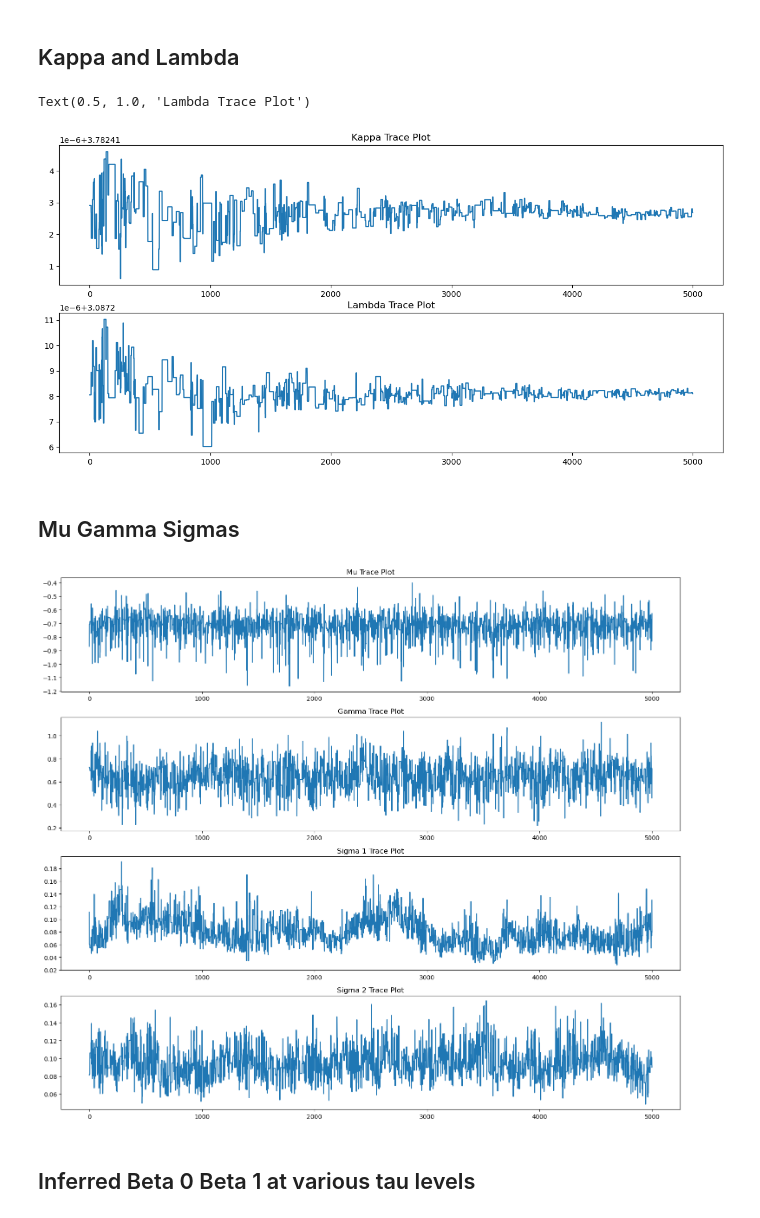
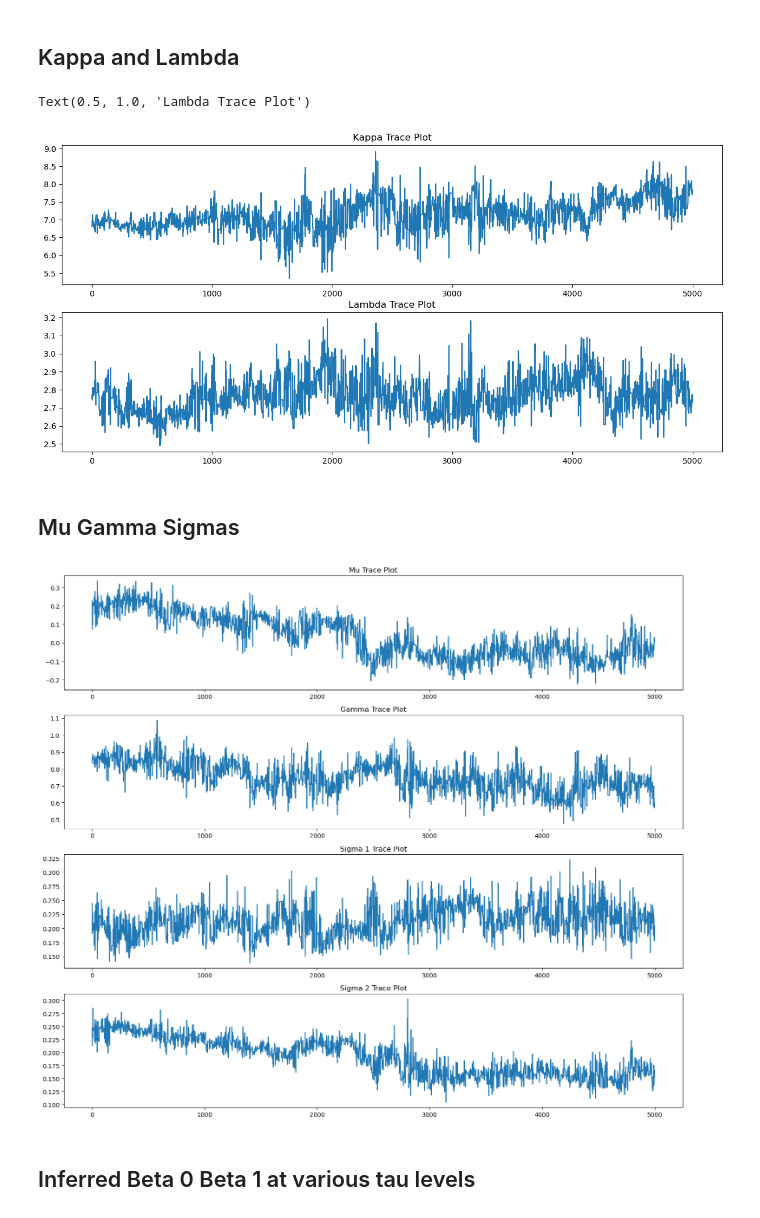
Before and after one commit to titzehong/Joint_Quant_Reg, a Jupyter notebook: Joint QR Single Var MCMC.ipynb, the cells around one changed output. Saved outputs shown, nothing was run; the diff lists cells and outputs as text; code cells hidden in the pictures.

```diff
--- a/Joint QR Single Var MCMC.ipynb
+++ b/Joint QR Single Var MCMC.ipynb
@@ -507,17 +65,17 @@ from scipy.linalg import block_diag
 # %%
 # Set MCMC Parameters
 s = time.time()
-n_steps = 20000
+n_steps = 15000
 lol_cnt = 0
 
 # Set adaptive metropolis step sizes
-C_1= 0.5
+C_1= 1
 lambda_step_size_1 = 3
-alpha_step_size_1 = 0.5
+alpha_step_size_1 = 0.3
 step_sizes_1 = C_1/(np.arange(1,n_steps+10)**alpha_step_size_1)
 a_target_1 = 0.4
 
-C_2 = 0.8
+C_2 = 1
 lambda_step_size_2 = 3
 alpha_step_size_2 = 0.3
 step_sizes_2 = C_2/(np.arange(1,n_steps+10)**alpha_step_size_2)
@@ -638,6 +196,9 @@ a_check = []
 block_1_accept_cnts = 0
 block_2_accept_cnts = 0
 blk2_check = []
+
+eps_1 = 1e-5
+eps_2 = 1e-5
 # %%
 cov_store_2 = []
 mu_block_store_2 =[]
@@ -654,7 +215,7 @@ for mc_i in range(n_steps):
 
     am_lamb_block1 = np.exp(log_am_lamb_block1)
     proposal_vec  = np.random.multivariate_normal(mu_block1,
-                                                 am_lamb_block1*am_cov_block1)
+                                                 am_lamb_block1*am_cov_block1+np.eye(len(mu_block1))*eps_1)
 
     w_knot_prop = proposal_vec[0:len(w_knot_points_current)]
 
@@ -733,7 +294,7 @@ for mc_i in range(n_steps):
     """
     log_proposal_prop = logpdf_mvn(proposal_vec,
                                    mu_block1,
-                                   am_lamb_block1*am_cov_block1)
+                                   am_lamb_block1*am_cov_block1+np.eye(len(mu_block1))*eps_1)
 
     current_vec = np.concatenate([w_knot_points_current,
                                np.array([kappa_current]),
@@ -746,7 +307,7 @@ for mc_i in range(n_steps):
     """
     log_proposal_current = logpdf_mvn(current_vec,
                                mu_block1,
-                               am_lamb_block1*am_cov_block1)
+                               am_lamb_block1*am_cov_block1+np.eye(len(mu_block1))*eps_1)
 
 
     a = np.exp(min(0,  (ll_prop + log_prior_prop + log_proposal_current) - \
@@ -797,7 +358,7 @@ for mc_i in range(n_steps):
     #print(log_am_lamb_block1)
     mu_block1_update = mu_block1 + step_sizes_1[mc_i]*(update_block - mu_block1)
 
-    am_cov_block1 = 1e-2*np.eye(len(mu_block1)) + am_cov_block1 + \
+    am_cov_block1 =  am_cov_block1 + \
                     step_sizes_1[mc_i]*( (update_block - mu_block1).reshape(-1,1) @\
                                                   ((update_block - mu_block1).reshape(-1,1).T) - am_cov_block1)
 
@@ -815,7 +376,7 @@ for mc_i in range(n_steps):
     #### Sample mu, gamma, sigma1 and sigma2  ####
     am_lamb_block2 = np.exp(log_am_lamb_block2)
     proposal_vec2  = np.random.multivariate_normal(mu_block2,
-                                                 am_lamb_block2*am_cov_block2+1e-2*np.eye(len(mu_block2)) )
+                                                 am_lamb_block2*am_cov_block2+eps_2*np.eye(len(mu_block2)) )
     blk2_check.append((mu_block2, am_lamb_block2, am_cov_block2))
 
     mu_prop = proposal_vec2[0]
@@ -884,7 +445,7 @@ for mc_i in range(n_steps):
     """
     log_proposal_prop = logpdf_mvn(proposal_vec2,
                                   mu_block2,
-                                  am_lamb_block2*am_cov_block2) \
+                                  am_lamb_block2*am_cov_block2+np.eye(len(mu_block2))*eps_2) \
                                     - sigma_1_prop \
                                     - sigma_2_prop
 
@@ -903,7 +464,7 @@ for mc_i in range(n_steps):
     """
     log_proposal_current = logpdf_mvn(current_vec2,
                                       mu_block2,
-                                      am_lamb_block2*am_cov_block2) \
+                                      am_lamb_block2*am_cov_block2+np.eye(len(mu_block2))*eps_2) \
                                         - sigma_1_current \
                                         - sigma_2_current
 
@@ -1959,33 +559,35 @@ np.
 # %%
 fig, ax = plt.subplots(2,1,figsize=(15,7))
 
-ax[0].plot(kappa_store[15000:])
-ax[1].plot(lambda_store[15000:])
+n_burn_in = 10000
+
+ax[0].plot(kappa_store[n_burn_in:])
+ax[1].plot(lambda_store[n_burn_in:])
 
 ax[0].set_title('Kappa Trace Plot')
 ax[1].set_title('Lambda Trace Plot')
 # %% [output]
 Text(0.5, 1.0, 'Lambda Trace Plot')
-[figure, old version]
+[figure, new version]
 # %% [markdown]
 ## Mu Gamma Sigmas
 # %%
 fig, ax = plt.subplots(4,1,figsize=(15,13))
 
-ax[0].plot(mu_store[15000:])
-ax[1].plot(gamma_store[15000:])
-ax[2].plot(sigma_1_store[15000:])
-ax[3].plot(sigma_2_store[15000:])
+ax[0].plot(mu_store[n_burn_in:])
+ax[1].plot(gamma_store[n_burn_in:])
+ax[2].plot(sigma_1_store[n_burn_in:])
+ax[3].plot(sigma_2_store[n_burn_in:])
 
 ax[0].set_title('Mu Trace Plot')
 ax[1].set_title('Gamma Trace Plot')
 ax[2].set_title('Sigma 1 Trace Plot')
 ax[3].set_title('Sigma 2 Trace Plot')
 
 
 plt.tight_layout()
 # %% [output]
-[figure, old version]
+[figure, new version]
 # %% [markdown]
 ## Inferred Beta 0 Beta 1 at various tau levels
 # %%
```
Also changed, not shown: parts of 116 cells of this notebook, 1 other file.
